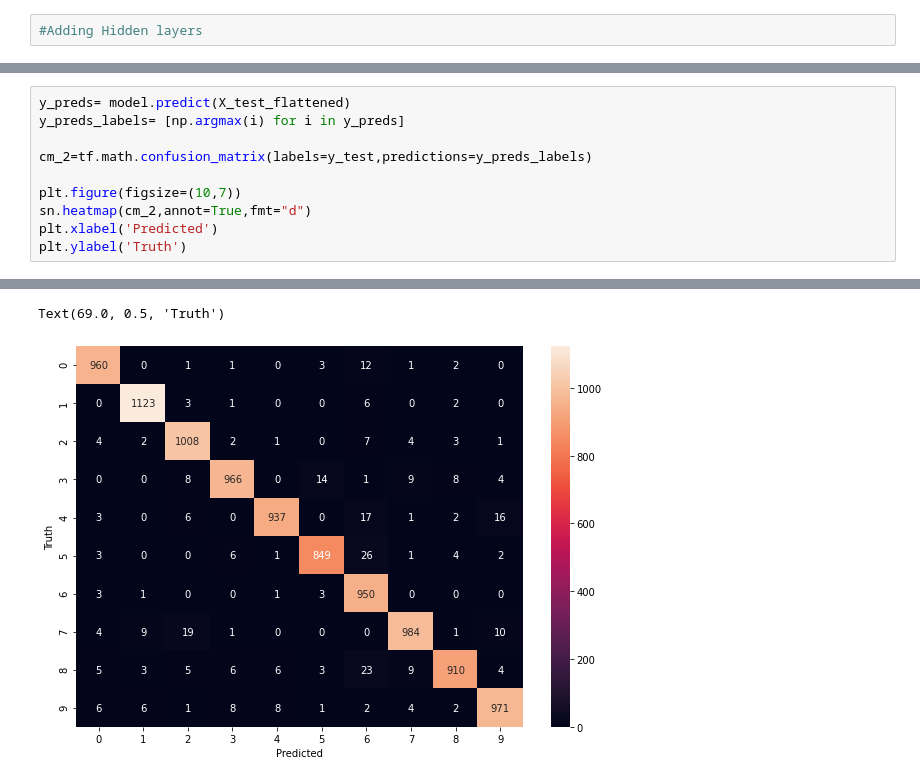
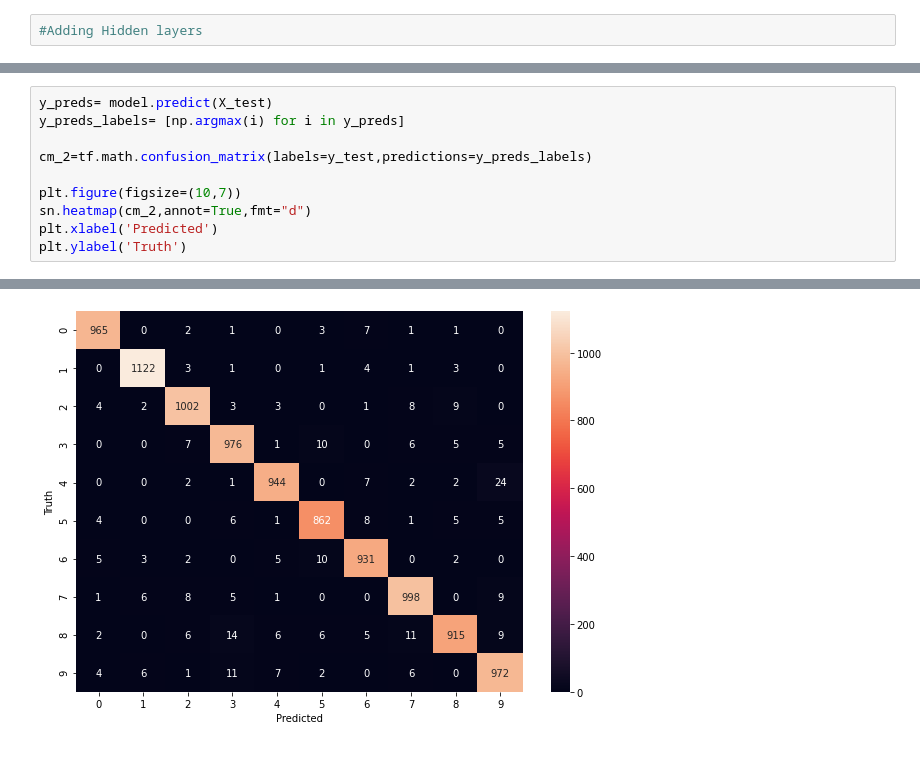
Before and after one commit to Arian-Rahman/Deep_Learing_basic_projects, a Jupyter notebook: 01_MNIST/01_MNIST.ipynb, the cells around one changed output, grey strips where cells are left out. Saved outputs shown, nothing was run; the diff lists cells and outputs as text.

```diff
--- a/01_MNIST/01_MNIST.ipynb
+++ b/01_MNIST/01_MNIST.ipynb
@@ -151,5 +146,5 @@ WARNING:tensorflow:Model was constructed with shape (None, 28, 28) for input Ker
 # %%
-y_preds= model.predict(X_test_flattened)
+y_preds= model.predict(X_test)
 y_preds_labels= [np.argmax(i) for i in y_preds]
 
 cm_2=tf.math.confusion_matrix(labels=y_test,predictions=y_preds_labels)
@@ -163,2 +158 @@ WARNING:tensorflow:Model was constructed with shape (None, 28, 28) for input Ker
-Text(69.0, 0.5, 'Truth')
-[figure, old version]
+[figure, new version]
```
Also changed, not shown: parts of 8 cells of this notebook.
